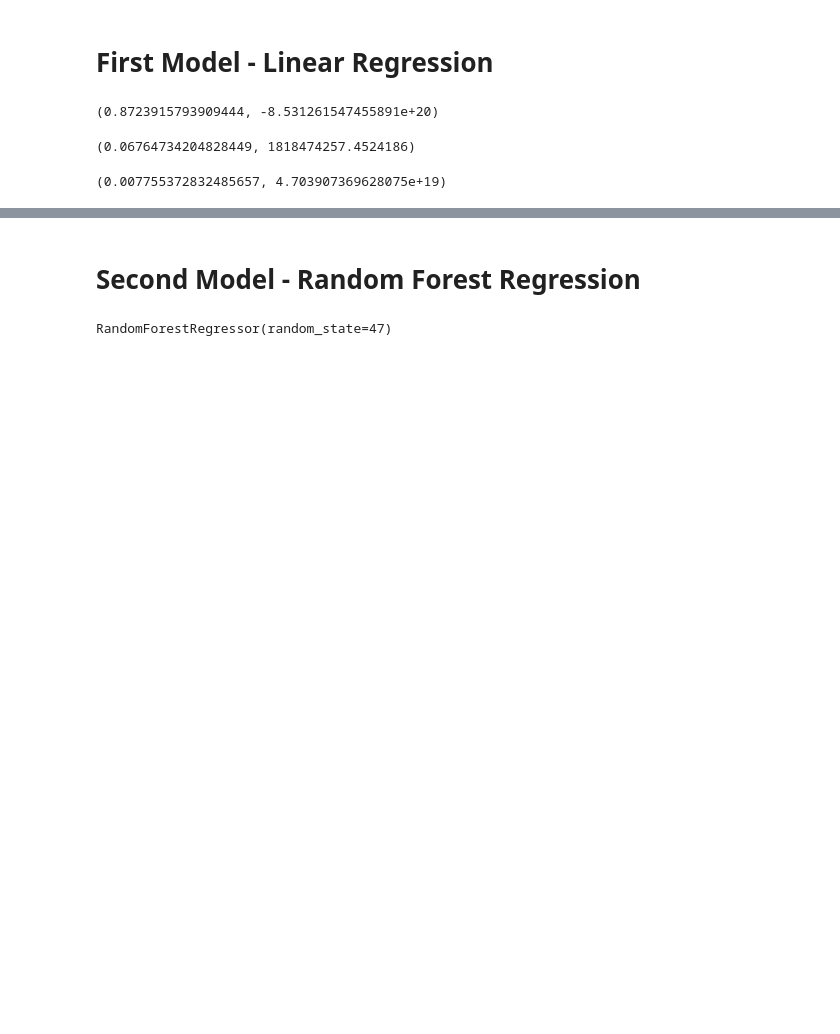
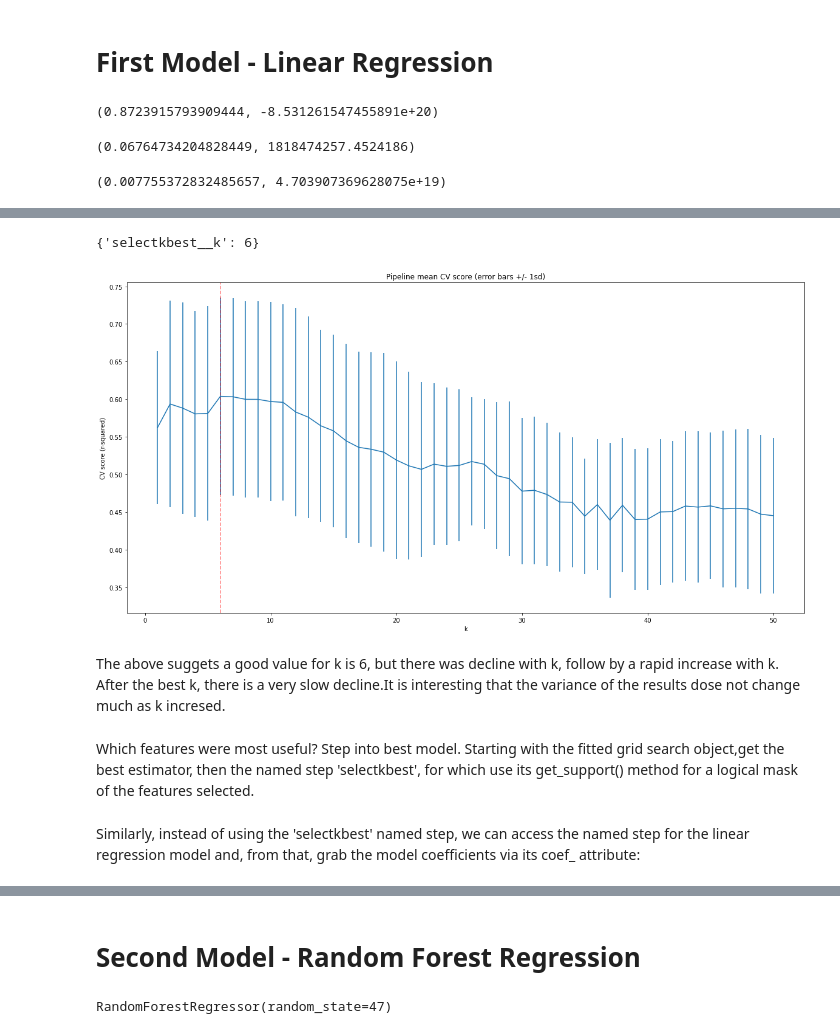
Before and after one commit to jinshuochen/Spring-Board-Capstone-Two, a Jupyter notebook: nba_player_salary/notebooks/05-Modeling.ipynb, the cells around one changed output, grey strips where cells are left out. Saved outputs shown, nothing was run; the diff lists cells and outputs as text; code cells hidden in the pictures; blank space fills up the shorter version.

```diff
--- a/nba_player_salary/notebooks/05-Modeling.ipynb
+++ b/nba_player_salary/notebooks/05-Modeling.ipynb
@@ -110,0 +143,24 @@ mse
+# %%
+score_mean = lr_grid_cv.cv_results_['mean_test_score']
+score_std = lr_grid_cv.cv_results_['std_test_score']
+cv_k = [k for k in lr_grid_cv.cv_results_['param_selectkbest__k']]
+# %%
+#Print the `best_params_` attribute of `lr_grid_cv`
+lr_grid_cv.best_params_
+# %% [output]
+{'selectkbest__k': 6}
+# %%
+#Assign the value of k from the above dict of `best_params_` and assign it to `best_k`
+best_k = lr_grid_cv.best_params_['selectkbest__k']
+plt.subplots(figsize=(20, 10))
+plt.errorbar(cv_k[:50], score_mean[:50], yerr=score_std[:50])
+plt.axvline(x=best_k, c='r', ls='--', alpha=.5)
+plt.xlabel('k')
+plt.ylabel('CV score (r-squared)')
+plt.title('Pipeline mean CV score (error bars +/- 1sd)');
+# %% [output]
+[figure, added]
+# %% [markdown]
+The above suggets a good value for k is 6, but there was decline with k, follow by a rapid increase with k. After the best k, there is a very slow decline.It is interesting that the variance of the results dose not change much as k incresed.
+# %% [markdown]
+Which features were most useful? Step into best model. Starting with the fitted grid search object,get the best estimator, then the named step 'selectkbest', for which use its get_support() method for a logical mask of the features selected.
@@ -110,0 +170,2 @@ mse
+# %% [markdown]
+Similarly, instead of using the 'selectkbest' named step, we can access the named step for the linear regression model and, from that, grab the model coefficients via its coef_ attribute:
```
Also changed, not shown: parts of 56 cells of this notebook, 1 other file.
